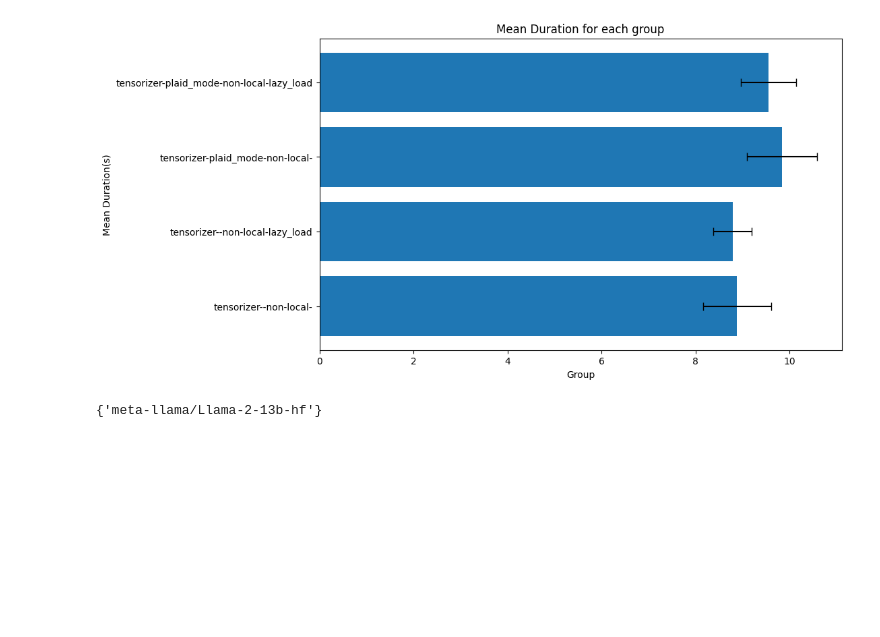
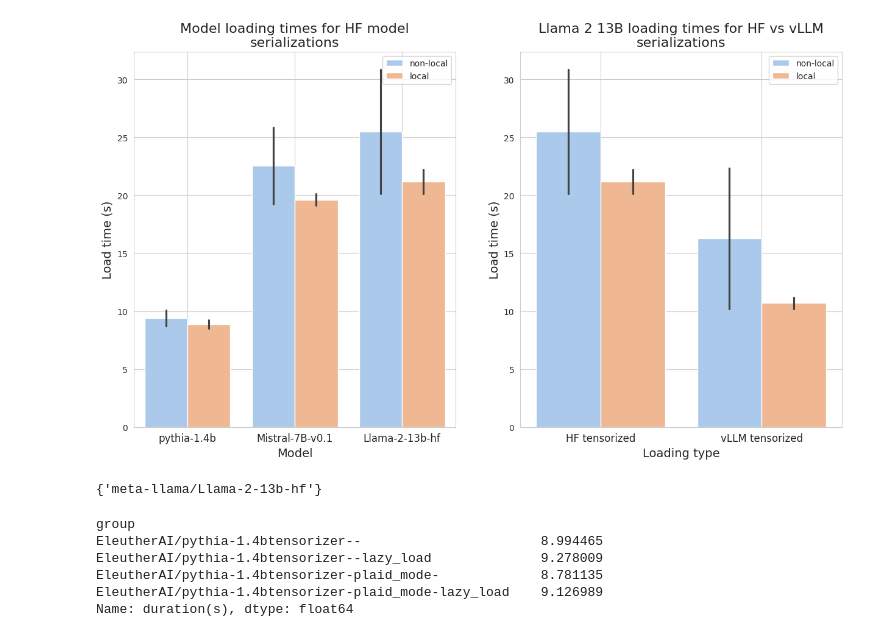
Before and after one commit to coreweave/vllm, a Jupyter notebook: tensorizer_benchmarking/benchmarking_pod/results/analyze_data.ipynb, the cells around one changed output. Drawn from its saved outputs; the diff is of its cells as text; code cells hidden in the pictures; blank space fills up the shorter version.

```diff
--- a/tensorizer_benchmarking/benchmarking_pod/results/analyze_data.ipynb
+++ b/tensorizer_benchmarking/benchmarking_pod/results/analyze_data.ipynb
@@ -95,0 +157,2 @@ df['lazy_load'] = ['lazy_load' if x == True else '' for x in df['lazy_load']]
+# %%
+df = df.drop_duplicates()
@@ -95,0 +191,2 @@ df['lazy_load'] = ['lazy_load' if x == True else '' for x in df['lazy_load']]
+# %%
+df['model'] = [x.split("/")[1] for x in df['model']]
@@ -95,0 +199,2 @@ df['lazy_load'] = ['lazy_load' if x == True else '' for x in df['lazy_load']]
+# %%
+df['group'] = ''
@@ -95,0 +207,2 @@ df['lazy_load'] = ['lazy_load' if x == True else '' for x in df['lazy_load']]
+# %%
+df = df[df['lazy_load'] == '']
@@ -96,27 +245,63 @@ df['lazy_load'] = ['lazy_load' if x == True else '' for x in df['lazy_load']]
 # %%
 import pandas as pd
 import matplotlib.pyplot as plt
 import seaborn as sns
+import re
+import textwrap
 
-# Create a new column that represents each unique combination of the three variables
-df['group'] = "tensorizer"+"-"+df['vllm_tensorized'].astype(str) + "-" + df['local_or_not_local'].astype(str) + "-" + df['lazy_load'].astype(str)
+# Continue with your existing code
+def join_strings(row):
+    group = ' '.join([row['vllm_tensorized'], str(row['lazy_load'])])
+    cleaned_group = re.sub(' +', ' ', group)  # replace multiple '-' with a single '-'
+    return cleaned_group.strip(' ')  # remove '-' at the start and end of the string
 
-# Calculate mean and standard deviation
-grouped = df.groupby('group')['duration(s)']
-mean = grouped.mean()
-std = grouped.std()
+df['group'] = df.apply(join_strings, axis=1)
 
-# Create bar plot with error bars
-plt.figure(figsize=(10, 6))
-plt.barh(mean.index, mean, xerr=std, capsize=4, align='center')
+# Remove outliers
+Q1 = df['duration(s)'].quantile(0.05)
+Q3 = df['duration(s)'].quantile(0.75)
+IQR = Q3 - Q1
+df = df[~((df['duration(s)'] < (Q1 - 1.5 * IQR)) | (df['duration(s)'] > (Q3 + 1.5 * IQR)))]
 
-plt.ylabel('Mean Duration(s)')
-plt.xlabel('Group')
-plt.title('Mean Duration for each group')
-plt.show()
+# Create subplots
+fig, axs = plt.subplots(1, 2, figsize=(15, 8))
+
+# Set the seaborn style
+sns.set_style("whitegrid")
+
+# Plot 1: All 3 models without 'plaid_mode'
+subset1 = df[df['vllm_tensorized'] == 'HF tensorized']
+sns.barplot(x='model', y='duration(s)', hue='local_or_not_local', data=subset1, ax=axs[0], ci='sd', palette='pastel')
+axs[0].set_title(textwrap.fill('Model loading times for HF model serializations', 40), fontsize=16)
+axs[0].set_xlabel('Model', fontsize=14)
+
+
+# Plot 2: 'llama 2 13b' with and without 'plaid_mode'
+subset2 = df[df['model'] == 'Llama-2-13b-hf']
+sns.barplot(x='vllm_tensorized', y='duration(s)', hue='local_or_not_local', data=subset2, ax=axs[1], ci='sd', palette='pastel')
+axs[1].set_title(textwrap.fill('Llama 2 13B loading times for HF vs vLLM serializations', 40), fontsize=16)
+axs[1].set_xlabel('Loading type', fontsize=14)
+
+for ax in axs:
+    ax.set_ylabel('Load time (s)', fontsize=14)
+    ax.grid(True)
+    ax.legend().set_title('')
+    # Wrap x-axis labels
+    ax.set_xticklabels(['\n'.join(textwrap.wrap(label.get_text(), 15)) for label in ax.get_xticklabels()], fontsize=12)
+
+plt.savefig("Benchmark.jpg")
 # %% [output]
-[figure, old version]
+[figure, new version]
 # %%
 set(df['model'])
 # %% [output]
 {'meta-llama/Llama-2-13b-hf'}
+# %%
+grouped.mean()['local']
+# %% [output]
+group
+EleutherAI/pythia-1.4btensorizer--                       8.994465
+EleutherAI/pythia-1.4btensorizer--lazy_load              9.278009
+EleutherAI/pythia-1.4btensorizer-plaid_mode-             8.781135
+EleutherAI/pythia-1.4btensorizer-plaid_mode-lazy_load    9.126989
+Name: duration(s), dtype: float64
```
Also changed, not shown: parts of 14 cells of this notebook, 3 other files.
